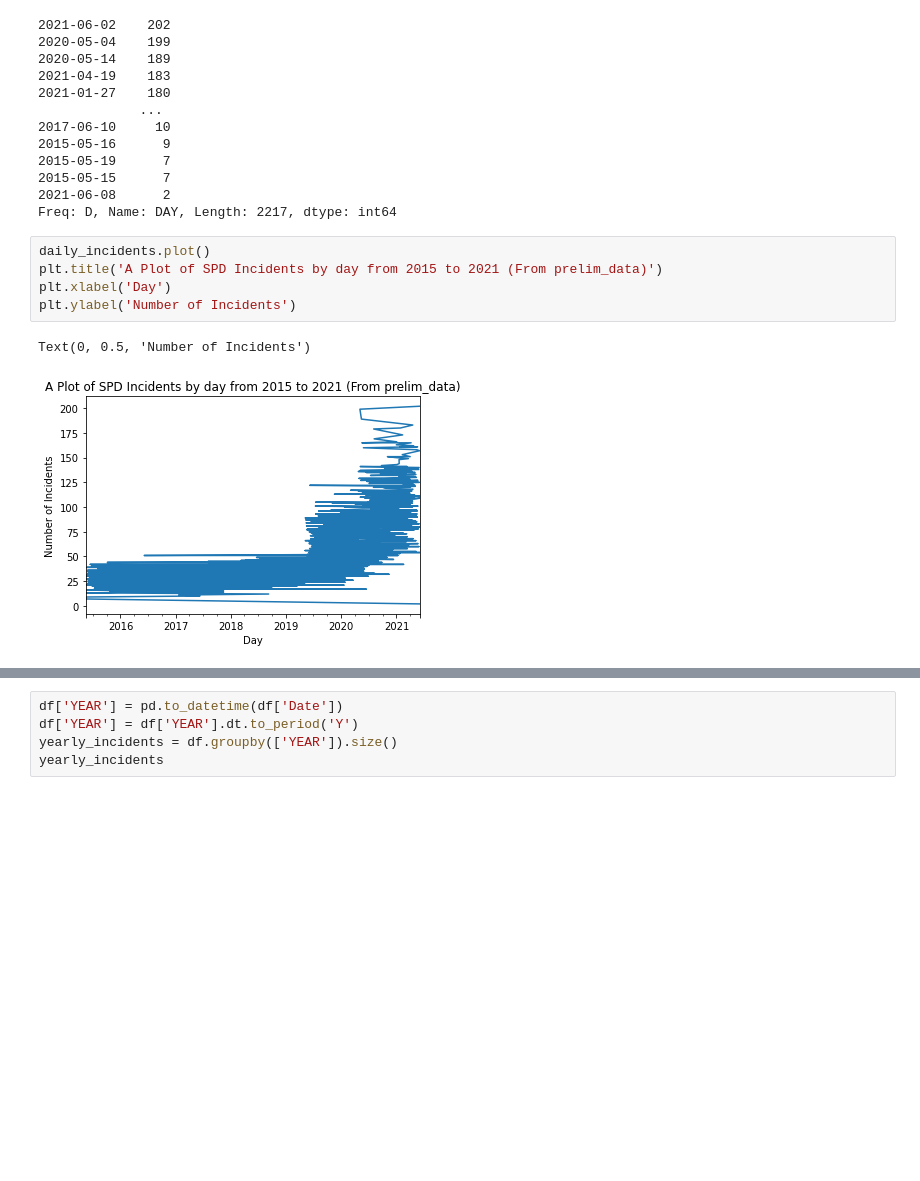
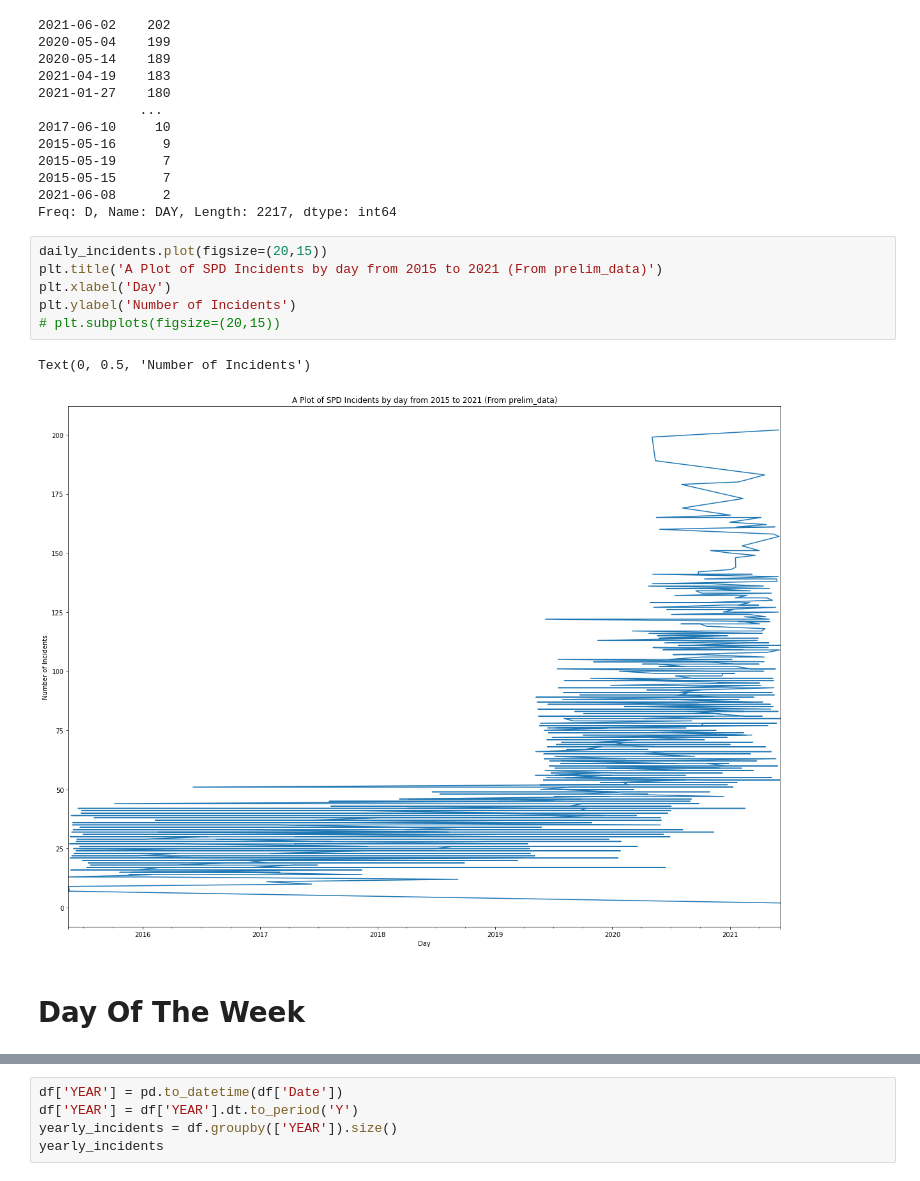
Before and after one commit to msenosain/spd-use-of-force_DS4A, a Jupyter notebook: notebooks/10_EDA_crisis.ipynb, the cells around one changed output, grey strips where cells are left out. Saved outputs shown, nothing was run; the diff lists cells and outputs as text; blank space fills up the shorter version.

```diff
--- a/notebooks/10_EDA_crisis.ipynb
+++ b/notebooks/10_EDA_crisis.ipynb
@@ -179,10 +249,13 @@ daily_incidents
 2021-06-08      2
 Freq: D, Name: DAY, Length: 2217, dtype: int64
 # %%
-daily_incidents.plot()
+daily_incidents.plot(figsize=(20,15))
 plt.title('A Plot of SPD Incidents by day from 2015 to 2021 (From prelim_data)')
 plt.xlabel('Day')
 plt.ylabel('Number of Incidents')
+# plt.subplots(figsize=(20,15))
 # %% [output]
 Text(0, 0.5, 'Number of Incidents')
-[figure, old version]
+[figure, new version]
+# %% [markdown]
+# Day Of The Week
```
Also changed, not shown: parts of 120 cells of this notebook.
